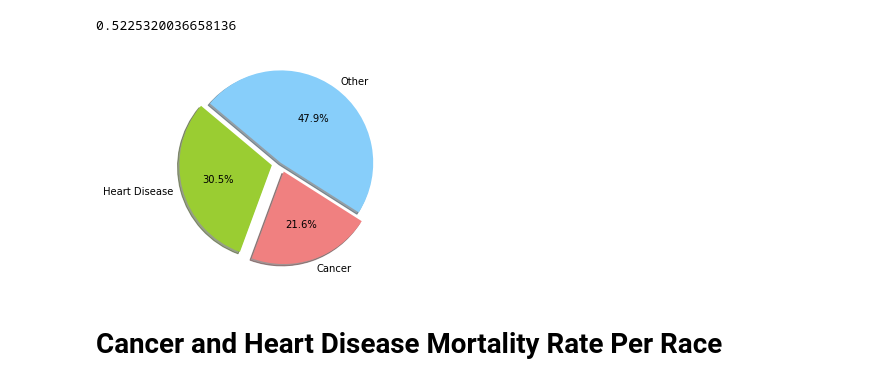
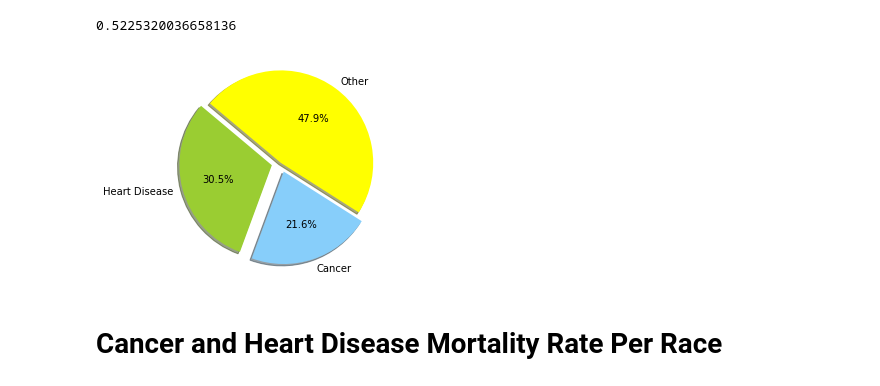
Before and after one commit to swarupmalli/Capstone_Mortality, a Jupyter notebook: mortUS_heart_cancer_disease.ipynb, the cells around one changed output. Drawn from its saved outputs; the diff is of its cells as text; code cells hidden in the pictures.

```diff
--- a/mortUS_heart_cancer_disease.ipynb
+++ b/mortUS_heart_cancer_disease.ipynb
@@ -367,20 +367,20 @@ Total_rate
 # %%
 import matplotlib.pyplot as plt
 
 # Data to plot
 labels = 'Heart Disease', 'Cancer', 'Other'
 sizes = [0.305, 0.216, (1-0.305-0.216)]
-colors = ['yellowgreen', 'lightcoral', 'lightskyblue']
+colors = ['yellowgreen', 'lightskyblue', 'yellow']
 explode = (0.1, 0.1, 0)  # explode 1st slice
 
 # Plot
 plt.pie(sizes, explode=explode, labels=labels, colors=colors,
 autopct='%1.1f%%', shadow=True, startangle=140)
 
 plt.axis('equal')
 plt.show()
 # %% [output]
-[figure, old version]
+[figure, new version]
 # %% [markdown]
 # Cancer and Heart Disease Mortality Rate Per Race
 # %%
```
Also changed, not shown: parts of 9 cells of this notebook.
